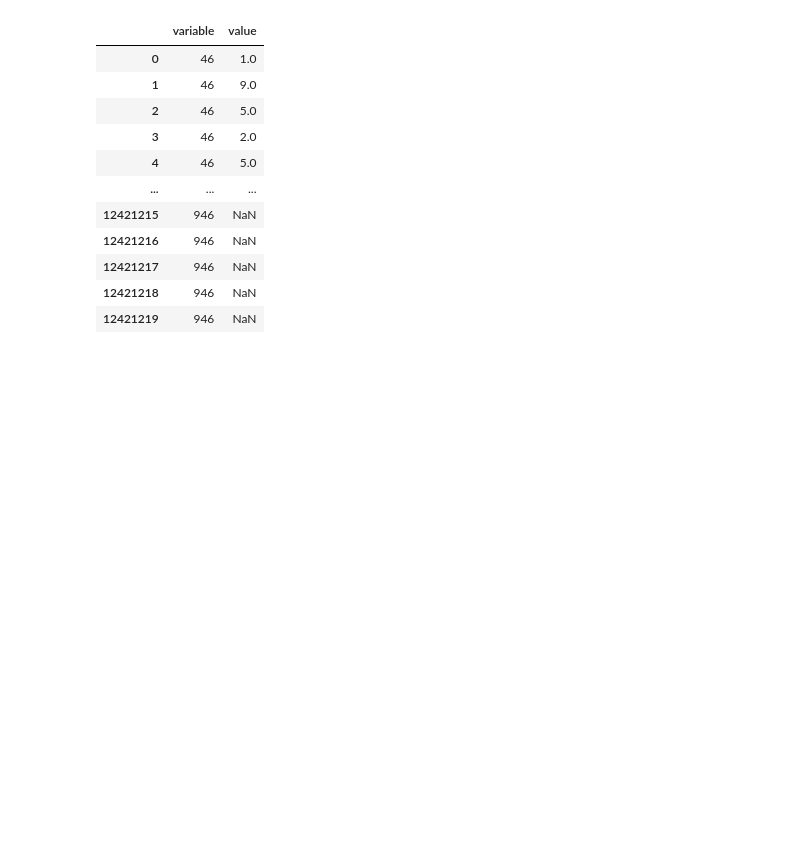
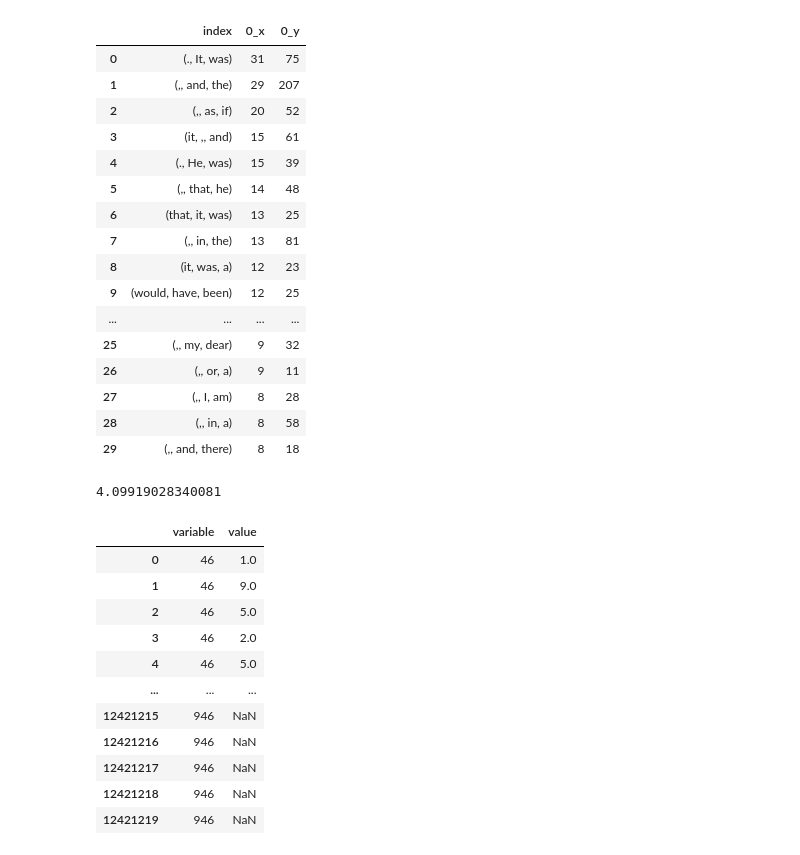
Before and after one commit to accuracy-eminent/writing_style_detection, a Jupyter notebook: eda.ipynb, the cells around one changed output. Saved outputs shown, nothing was run; the diff lists cells and outputs as text; code cells hidden in the pictures; blank space fills up the shorter version.

```diff
--- a/eda.ipynb
+++ b/eda.ipynb
@@ -140,3 +117,31 @@ sent_words = {book_id:book_stat['sent_words'] for book_id, book_stat in
+# %%
+df1 = pd.DataFrame(book_grams[46]).reset_index()
+df2 = pd.DataFrame(book_grams[98]).reset_index()
+df1.merge(df2, on='index').head(30)
+# %% [output]
+|  | index | 0_x | 0_y |
+| 0 | (., It, was) | 31 | 75 |
+| 1 | (,, and, the) | 29 | 207 |
+| 2 | (,, as, if) | 20 | 52 |
+| 3 | (it, ,, and) | 15 | 61 |
+| 4 | (., He, was) | 15 | 39 |
+| 5 | (,, that, he) | 14 | 48 |
+| 6 | (that, it, was) | 13 | 25 |
+| 7 | (,, in, the) | 13 | 81 |
+| 8 | (it, was, a) | 12 | 23 |
+| 9 | (would, have, been) | 12 | 25 |
+| ... | ... | ... | ... |
+| 25 | (,, my, dear) | 9 | 32 |
+| 26 | (,, or, a) | 9 | 11 |
+| 27 | (,, I, am) | 8 | 28 |
+| 28 | (,, in, a) | 8 | 58 |
+| 29 | (,, and, there) | 8 | 18 |
+# %%
+contents = book_contents[98][5000:10000]
+contents_tok = word_tokenize(contents)
+np.mean([len(word) for word in contents_tok])
+# %% [output]
+4.09919028340081
 # %%
 pd.melt(df)
 # %% [output]
```
Also changed, not shown: parts of 12 cells of this notebook.
